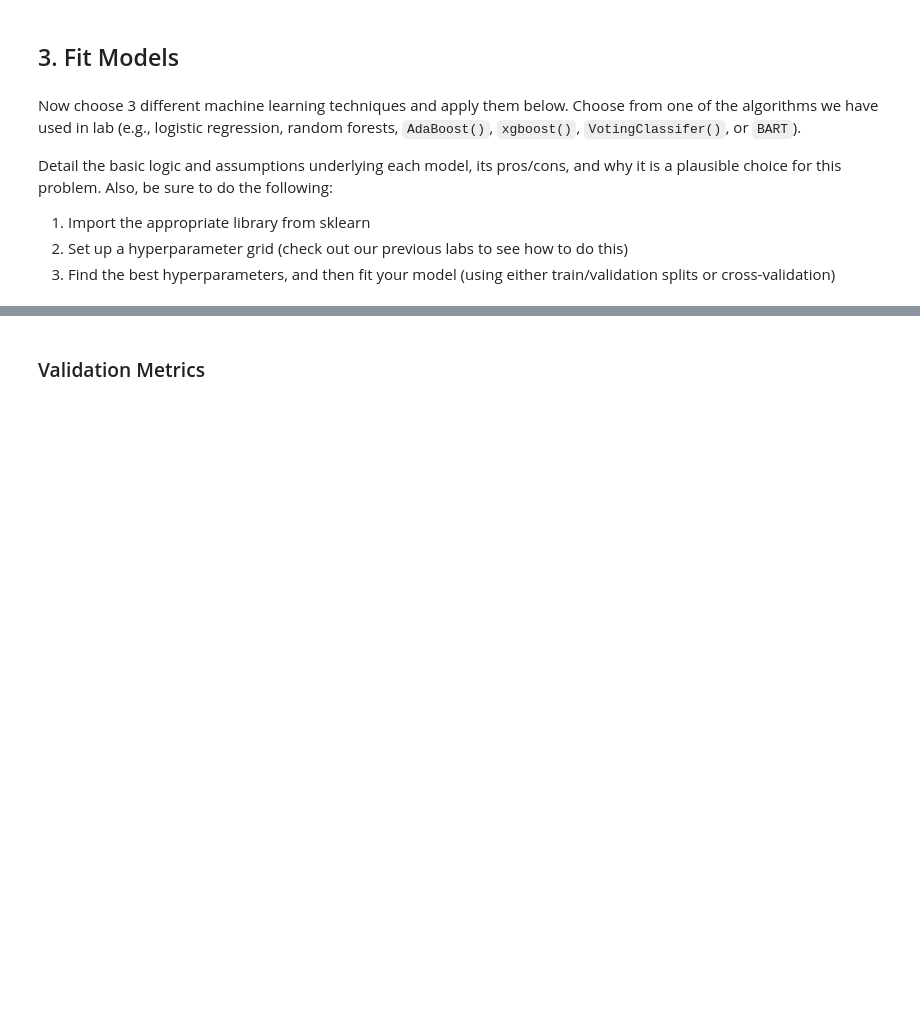
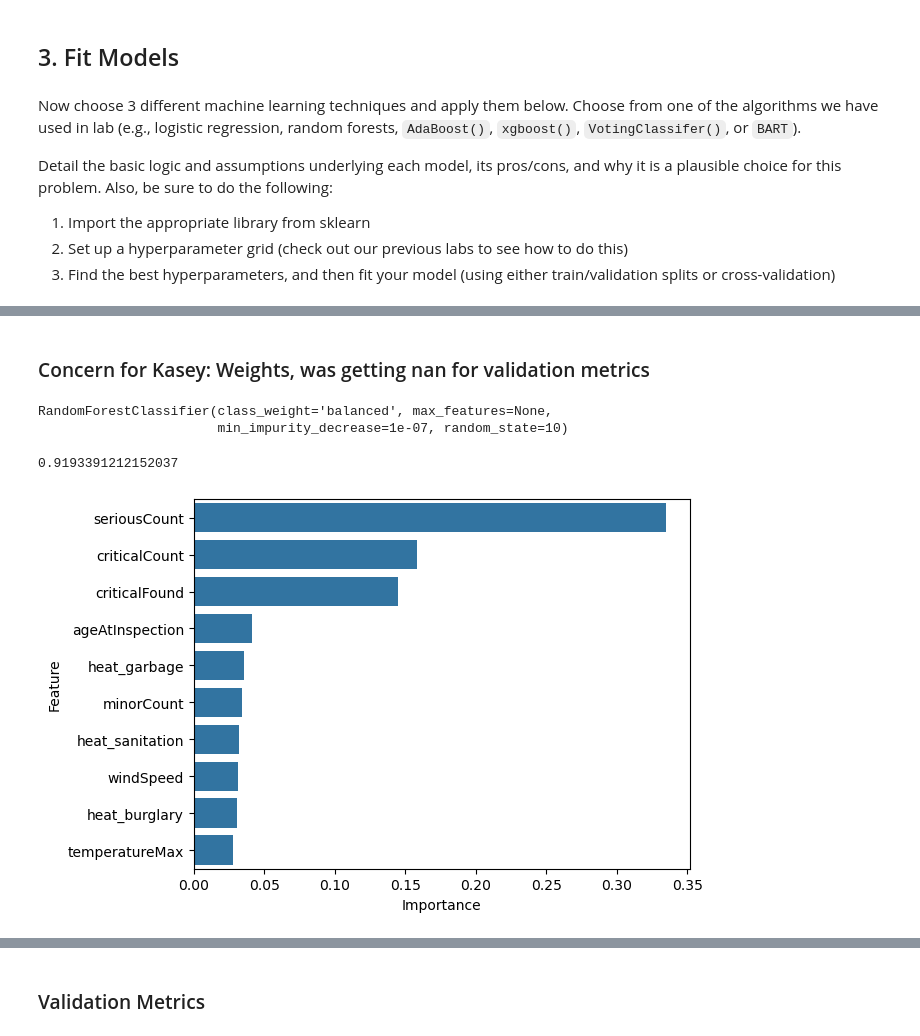
Before and after one commit to taylorgaldi/Computational-Social-Science-Projects, a Jupyter notebook: Project 3/Project 3 Work.ipynb, the cells around one changed output, grey strips where cells are left out. Saved outputs shown, nothing was run; the diff lists cells and outputs as text; code cells hidden in the pictures; blank space fills up the shorter version.

```diff
--- a/Project 3/Project 3 Work.ipynb
+++ b/Project 3/Project 3 Work.ipynb
@@ -339,0 +268,24 @@ importances
+# %% [markdown]
+### Concern for Kasey: Weights, was getting nan for validation metrics
+# %%
+#initialize a random forest classifier
+# ----------
+rf_classifier = RandomForestClassifier(
+    n_estimators=100,              # number of trees
+    criterion='gini',              # splitting criterion
+    max_depth=None,                # no limit on depth
+    min_samples_split=2,           # min samples for splitting a node
+    min_samples_leaf=1,            # min samples for a leaf
+    min_weight_fraction_leaf=0.0,  # min weighted fraction of leaf
+    max_features=None,             # use all features to split
+    max_leaf_nodes=None,           # no limit on leaf nodes
+    min_impurity_decrease=1e-07,   # early stopping threshold
+    random_state=10,               # set random seed for reproducibility
+    class_weight='balanced'       # handle class imbalance
+)
+# %%
+# Fit the model to training data
+rf_classifier.fit(X_train, y_train)
+# %% [output]
+RandomForestClassifier(class_weight='balanced', max_features=None,
+                       min_impurity_decrease=1e-07, random_state=10)
@@ -339,0 +300,24 @@ importances
+# %%
+# calculate the average score across models
+# ----------
+scores.mean()
+# %% [output]
+0.9193391212152037
+# %%
+# fit the random forest on data to get feature importance
+# ----------
+
+# import library
+import seaborn as sns
+
+# create feature importance dataframe
+feat_importances = pd.concat([pd.DataFrame(X.columns),pd.DataFrame(np.transpose(rf_classifier.feature_importances_))], axis = 1)
+feat_importances.columns = ["Feature", "Importance"]
+
+# plot
+sns.barplot(x = "Importance",
+            y = "Feature",
+            data = feat_importances.nlargest(10, 'Importance')) # identify the 10 most important features
+plt.show()
+# %% [output]
+[figure, added]
```
Also changed, not shown: parts of 35 cells of this notebook.
